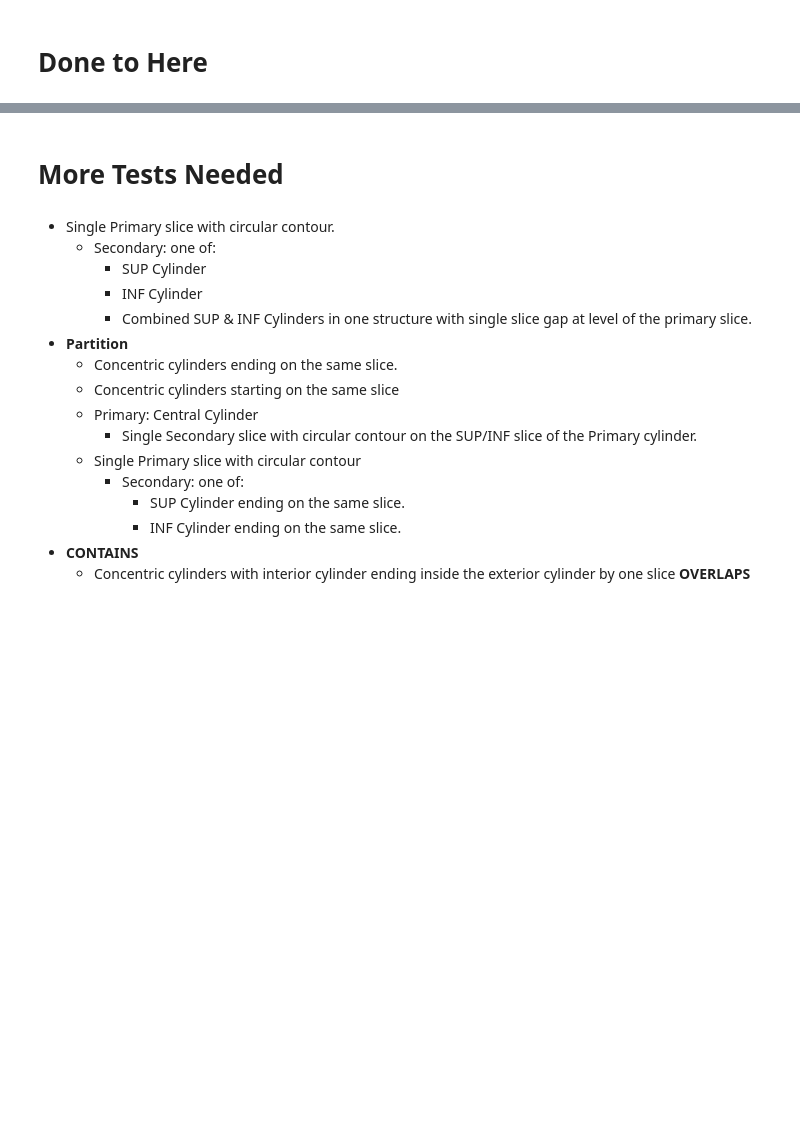
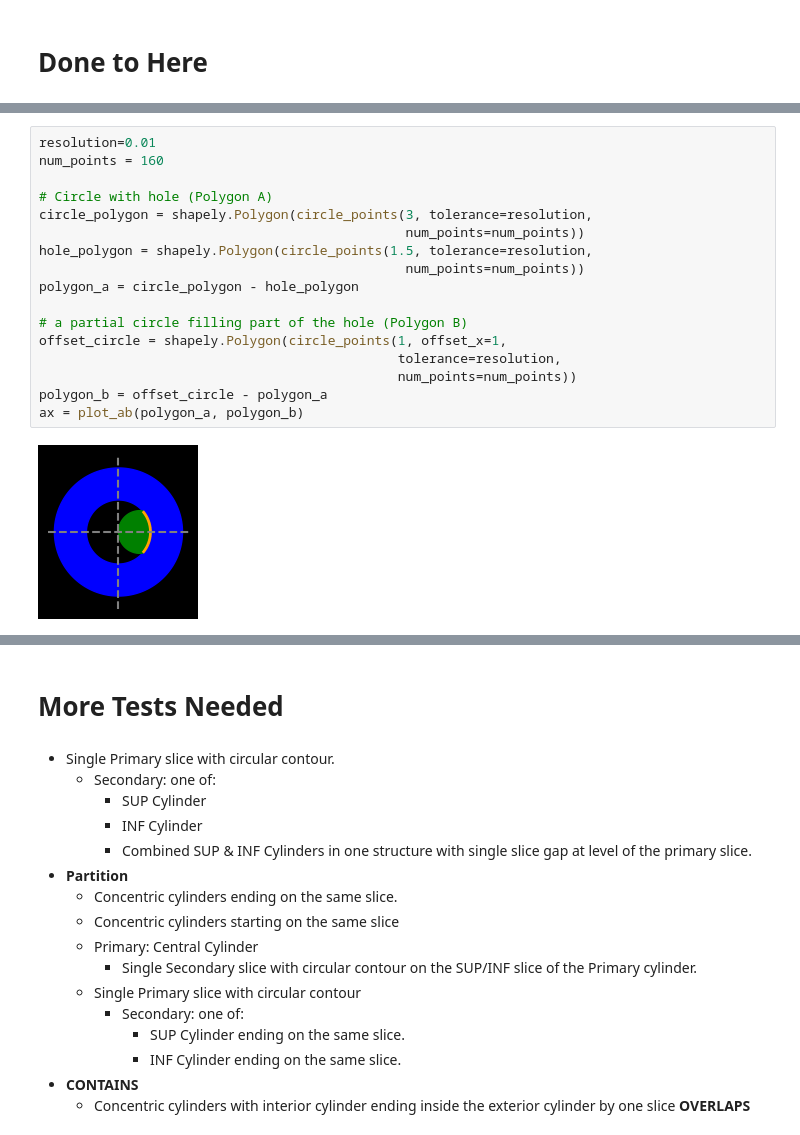
Before and after one commit to GregSal/StructureRelations, a Jupyter notebook: src/notebooks/relations/BoundaryRelationTests.ipynb, the cells around one changed output, grey strips where cells are left out. Saved outputs shown, nothing was run; the diff lists cells and outputs as text; blank space fills up the shorter version.

Commit message:
Including holes in margin generation

```diff
--- a/src/notebooks/relations/BoundaryRelationTests.ipynb
+++ b/src/notebooks/relations/BoundaryRelationTests.ipynb
@@ -1059,0 +1077,19 @@ Relationship: Partition
+# %%
+resolution=0.01
+num_points = 160
+
+# Circle with hole (Polygon A)
+circle_polygon = shapely.Polygon(circle_points(3, tolerance=resolution,
+                                               num_points=num_points))
+hole_polygon = shapely.Polygon(circle_points(1.5, tolerance=resolution,
+                                               num_points=num_points))
+polygon_a = circle_polygon - hole_polygon
+
+# a partial circle filling part of the hole (Polygon B)
+offset_circle = shapely.Polygon(circle_points(1, offset_x=1,
+                                              tolerance=resolution,
+                                              num_points=num_points))
+polygon_b = offset_circle - polygon_a
+ax = plot_ab(polygon_a, polygon_b)
+# %% [output]
+[figure, added]
```
Also changed, not shown: parts of 13 cells of this notebook, 1 other file.
